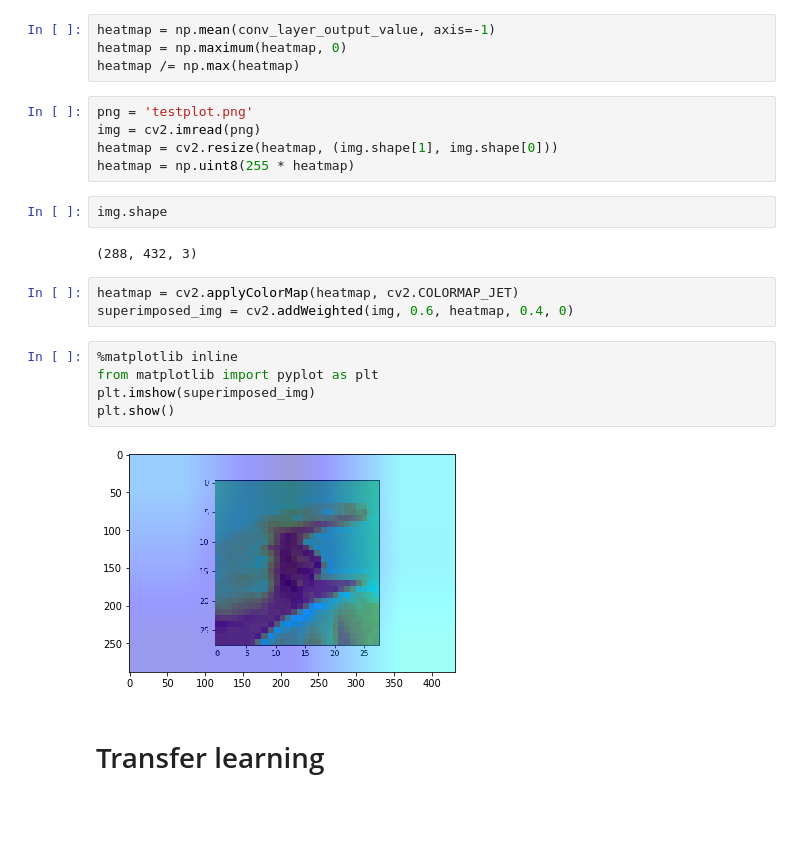
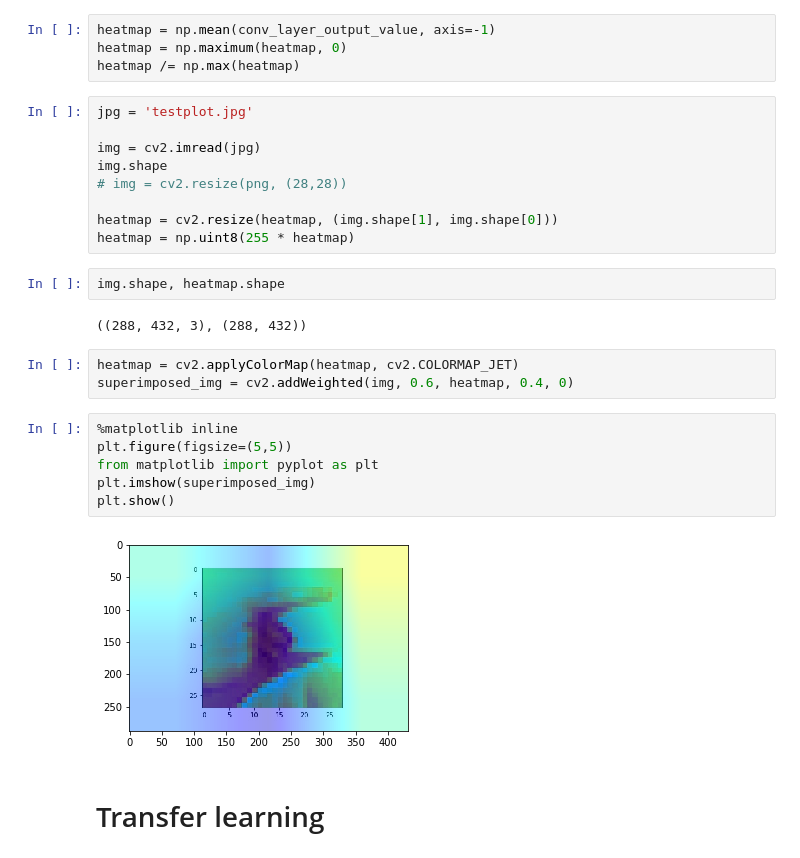
Before and after one commit to alex21738/Image_Classification-American_Sign_Language, a Jupyter notebook: ASL image classification.ipynb, the cells around one changed output. Saved outputs shown, nothing was run; the diff lists cells and outputs as text; blank space fills up the shorter version.

```diff
--- a/ASL image classification.ipynb
+++ b/ASL image classification.ipynb
@@ -409,23 +473,28 @@ heatmap = np.mean(conv_layer_output_value, axis=-1)
 heatmap = np.maximum(heatmap, 0)
 heatmap /= np.max(heatmap)
 # %%
-png = 'testplot.png'
-img = cv2.imread(png)
+jpg = 'testplot.jpg'
+
+img = cv2.imread(jpg)
+img.shape
+# img = cv2.resize(png, (28,28))
+
 heatmap = cv2.resize(heatmap, (img.shape[1], img.shape[0]))
 heatmap = np.uint8(255 * heatmap)
 # %%
-img.shape
+img.shape, heatmap.shape
 # %% [output]
-(288, 432, 3)
+((288, 432, 3), (288, 432))
 # %%
 heatmap = cv2.applyColorMap(heatmap, cv2.COLORMAP_JET)
 superimposed_img = cv2.addWeighted(img, 0.6, heatmap, 0.4, 0)
 # %%
 %matplotlib inline
+plt.figure(figsize=(5,5))
 from matplotlib import pyplot as plt
 plt.imshow(superimposed_img)
 plt.show()
 # %% [output]
-[figure, old version]
+[figure, new version]
 # %% [markdown]
 # Transfer learning
```
Also changed, not shown: parts of 14 cells of this notebook, 2 other files.
